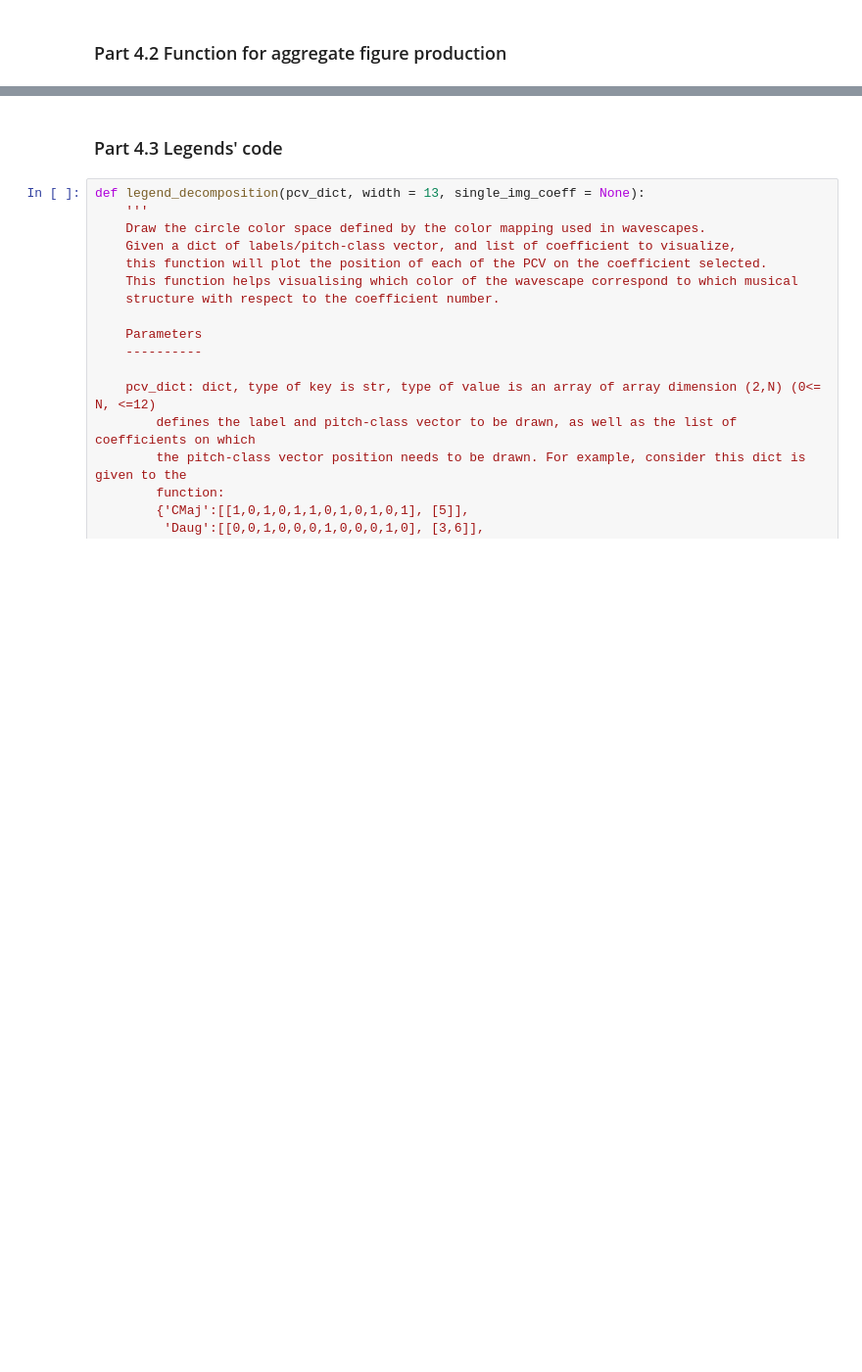
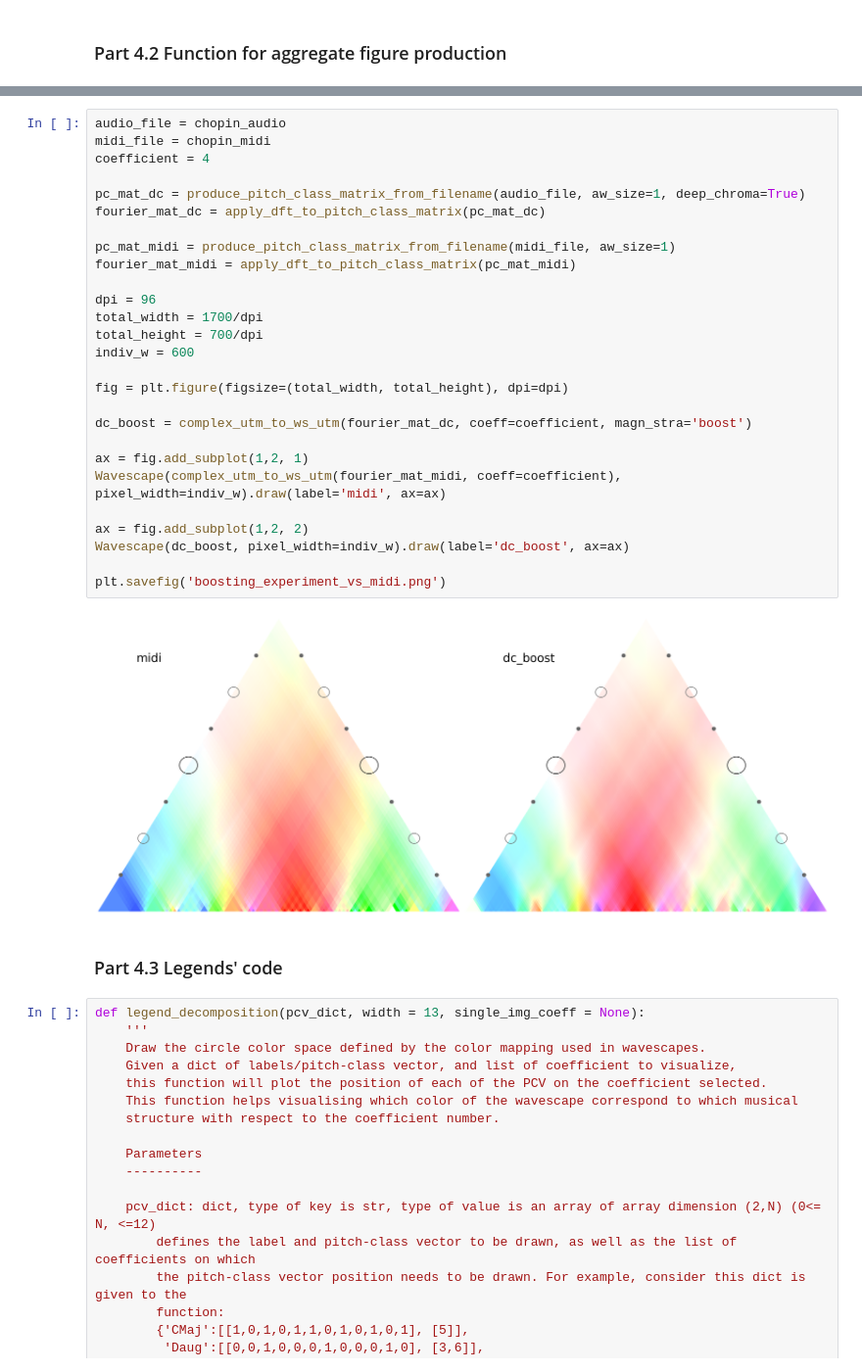
Before and after one commit to DCMLab/wavescapes, a Jupyter notebook: refactoring.ipynb, the cells around one changed output, grey strips where cells are left out. Shown at 98% size. Cells and saved outputs as stored; diff of their text form; blank space fills up the shorter version.

```diff
--- a/refactoring.ipynb
+++ b/refactoring.ipynb
@@ -1559,3 +1614,32 @@ generate_all_wavescapes(fs_audio, 500, aw_size=1, deep_chroma=False)
+# %%
+audio_file = chopin_audio
+midi_file = chopin_midi
+coefficient = 4
+
+pc_mat_dc = produce_pitch_class_matrix_from_filename(audio_file, aw_size=1, deep_chroma=True)
+fourier_mat_dc = apply_dft_to_pitch_class_matrix(pc_mat_dc)
+
+pc_mat_midi = produce_pitch_class_matrix_from_filename(midi_file, aw_size=1)
+fourier_mat_midi = apply_dft_to_pitch_class_matrix(pc_mat_midi)
+
+dpi = 96
+total_width = 1700/dpi
+total_height = 700/dpi
+indiv_w = 600
+
+fig = plt.figure(figsize=(total_width, total_height), dpi=dpi)
+
+dc_boost = complex_utm_to_ws_utm(fourier_mat_dc, coeff=coefficient, magn_stra='boost')
+
+ax = fig.add_subplot(1,2, 1)
+Wavescape(complex_utm_to_ws_utm(fourier_mat_midi, coeff=coefficient), pixel_width=indiv_w).draw(label='midi', ax=ax)
+
+ax = fig.add_subplot(1,2, 2)
+Wavescape(dc_boost, pixel_width=indiv_w).draw(label='dc_boost', ax=ax)
+
+plt.savefig('boosting_experiment_vs_midi.png')
+# %% [output]
+[figure, added]
 # %% [markdown]
 ### Part 4.3 Legends' code
 # %%
```
Also changed, not shown: parts of 11 cells of this notebook.
